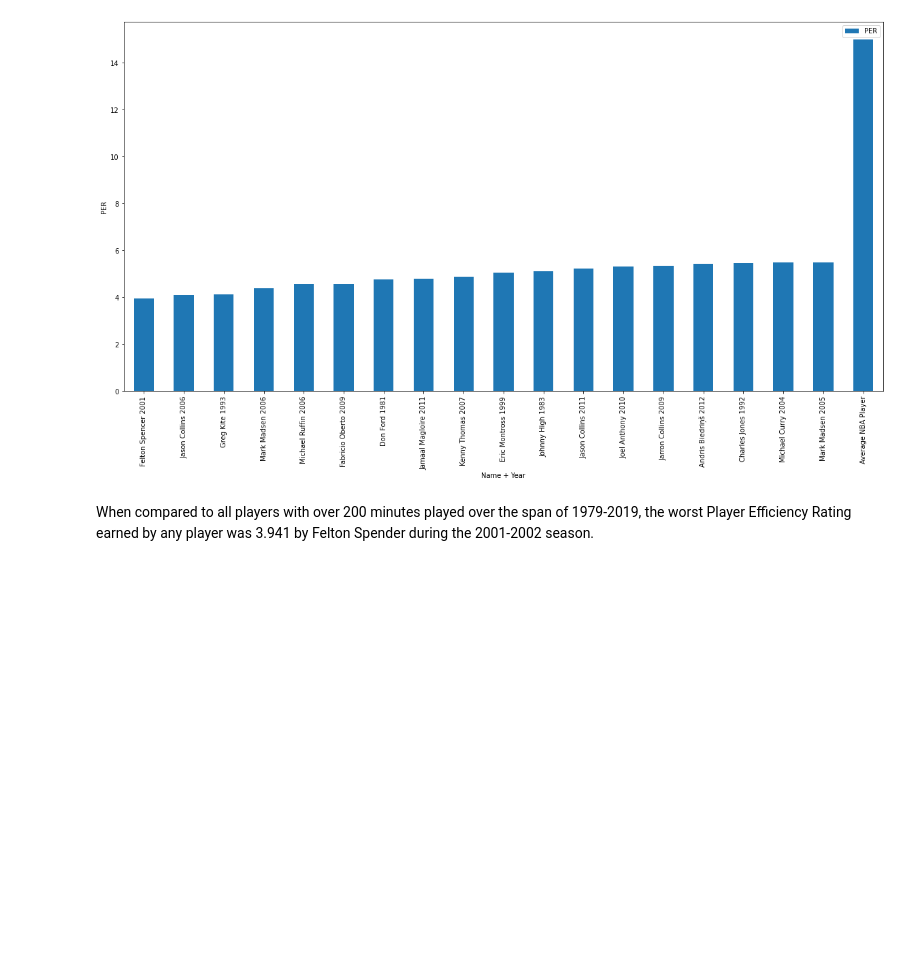
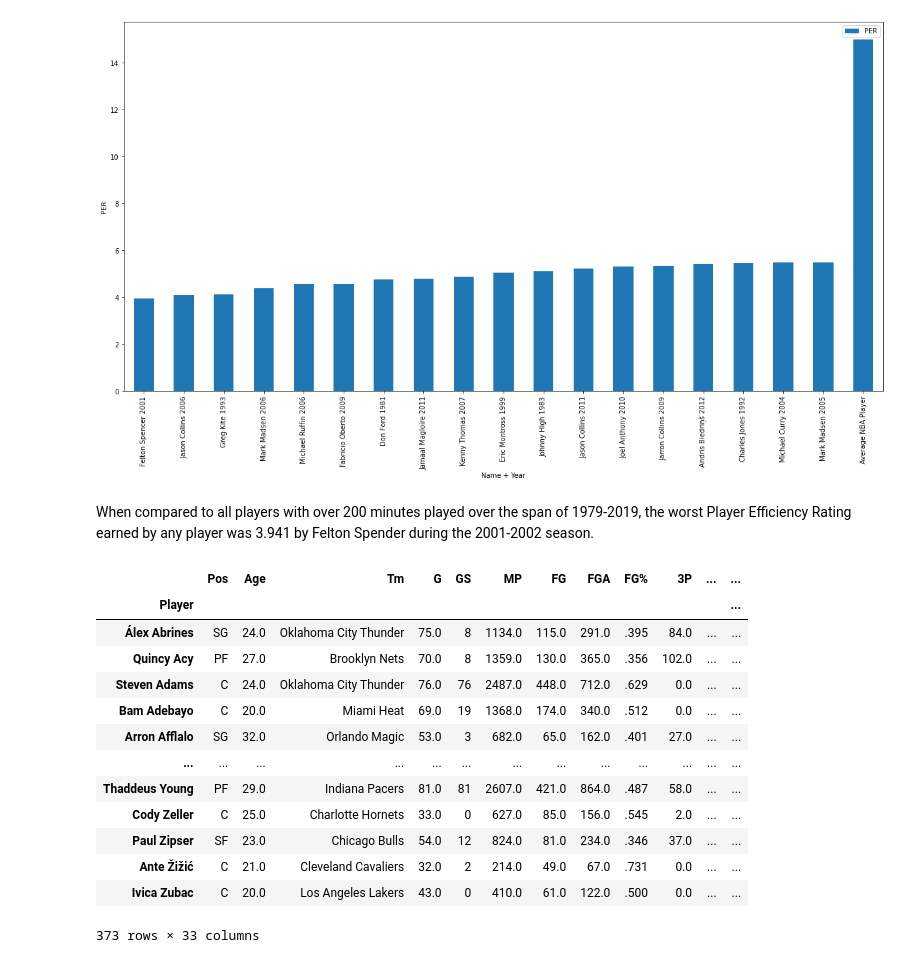
Before and after one commit to acook4148/CMSC320FinalProject, a Jupyter notebook: NBA Awards_combined.ipynb, the cells around one changed output. Drawn from its saved outputs; the diff is of its cells as text; code cells hidden in the pictures; blank space fills up the shorter version.

```diff
--- a/NBA Awards_combined.ipynb
+++ b/NBA Awards_combined.ipynb
@@ -1076,3 +1078,21 @@ bottom_players.plot.bar(x ='Name + Year', y='PER', figsize=(20,10), ylabel = "PE
 [figure]
 # %% [markdown]
 When compared to all players with over 200 minutes played over the span of 1979-2019, the worst Player Efficiency Rating earned by any player was 3.941 by Felton Spender during the 2001-2002 season.
+# %%
+seasons_stats[2017]['PLAYER'] = seasons_stats[2017].index
+seasons_stats[2017]
+# %% [output]
+|  | Pos | Age | Tm | G | GS | MP | FG | FGA | FG% | 3P | ... | ... |
+| Player |  |  |  |  |  |  |  |  |  |  |  | ... |
+| Álex Abrines | SG | 24.0 | Oklahoma City Thunder | 75.0 | 8 | 1134.0 | 115.0 | 291.0 | .395 | 84.0 | ... | ... |
+| Quincy Acy | PF | 27.0 | Brooklyn Nets | 70.0 | 8 | 1359.0 | 130.0 | 365.0 | .356 | 102.0 | ... | ... |
+| Steven Adams | C | 24.0 | Oklahoma City Thunder | 76.0 | 76 | 2487.0 | 448.0 | 712.0 | .629 | 0.0 | ... | ... |
+| Bam Adebayo | C | 20.0 | Miami Heat | 69.0 | 19 | 1368.0 | 174.0 | 340.0 | .512 | 0.0 | ... | ... |
+| Arron Afflalo | SG | 32.0 | Orlando Magic | 53.0 | 3 | 682.0 | 65.0 | 162.0 | .401 | 27.0 | ... | ... |
+| ... | ... | ... | ... | ... | ... | ... | ... | ... | ... | ... | ... | ... |
+| Thaddeus Young | PF | 29.0 | Indiana Pacers | 81.0 | 81 | 2607.0 | 421.0 | 864.0 | .487 | 58.0 | ... | ... |
+| Cody Zeller | C | 25.0 | Charlotte Hornets | 33.0 | 0 | 627.0 | 85.0 | 156.0 | .545 | 2.0 | ... | ... |
+| Paul Zipser | SF | 23.0 | Chicago Bulls | 54.0 | 12 | 824.0 | 81.0 | 234.0 | .346 | 37.0 | ... | ... |
+| Ante Žižić | C | 21.0 | Cleveland Cavaliers | 32.0 | 2 | 214.0 | 49.0 | 67.0 | .731 | 0.0 | ... | ... |
+| Ivica Zubac | C | 20.0 | Los Angeles Lakers | 43.0 | 0 | 410.0 | 61.0 | 122.0 | .500 | 0.0 | ... | ... |
+373 rows × 33 columns
```
Also changed, not shown: parts of 9 cells of this notebook, 4 other files.
